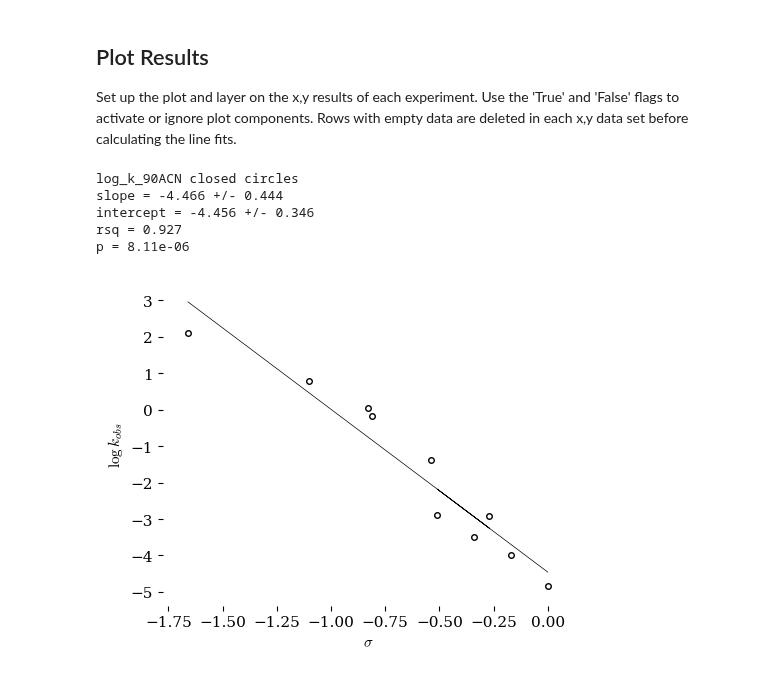
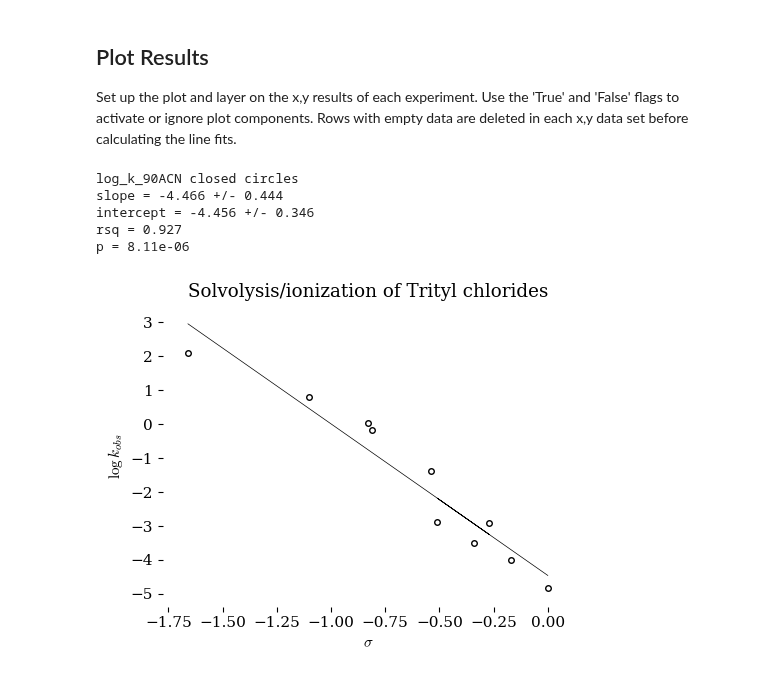
Before and after one commit to blinkletter/4410PythonNotebooks, a Jupyter notebook: Class_14/Table_7_Plots.ipynb, the cells around one changed output. Cells and saved outputs as stored; diff of their text form; code cells hidden in the pictures.

```diff
--- a/Class_14/Table_7_Plots.ipynb
+++ b/Class_14/Table_7_Plots.ipynb
@@ -278,7 +274,7 @@ else:
     x_label = "ERROR"
 
 ax.set(
-#    title="Initial Rate Log-Log Plot",
+    title="Solvolysis/ionization of Trityl chlorides",
           ylabel=r"$\log{k_{obs}}$",
           xlabel=x_label,
 #          xlim=[-.9,.9],
@@ -365,32 +361,32 @@ if False:
     Report("log_k_60ACN open squares", linfit)
 
 ##############################
 if False:
     series = "log_k_50ACN"
 
     df3 = df1[["Total_Sigma", series]].copy()
     df3.dropna(axis=0, inplace=True)
 #    display(df3)
 
     x = df3["Total_Sigma"]
     y = df3[series]
 
     linfit = linregress(x,y)
     fity = linfit.slope * x + linfit.intercept
     ax.plot(x, fity, color='black', zorder=1, linewidth=0.5)
     ax.scatter(x,y, s=32, color="white", marker='s', zorder=3)
     ax.scatter(x,y, s=16, color="black", marker='s', zorder=3)
 
     Report("log_k_50ACN close squares", linfit)
 
 
 
 plt.show()
-#fig.savefig("plot.pdf")
+fig.savefig("plot7.pdf")
 # %% [output]
 log_k_90ACN closed circles
 slope = -4.466 +/- 0.444
 intercept = -4.456 +/- 0.346
 rsq = 0.927
 p = 8.11e-06
-[figure, old version]
+[figure, new version]
```
Also changed, not shown: parts of 4 cells of this notebook, 6 other files.
